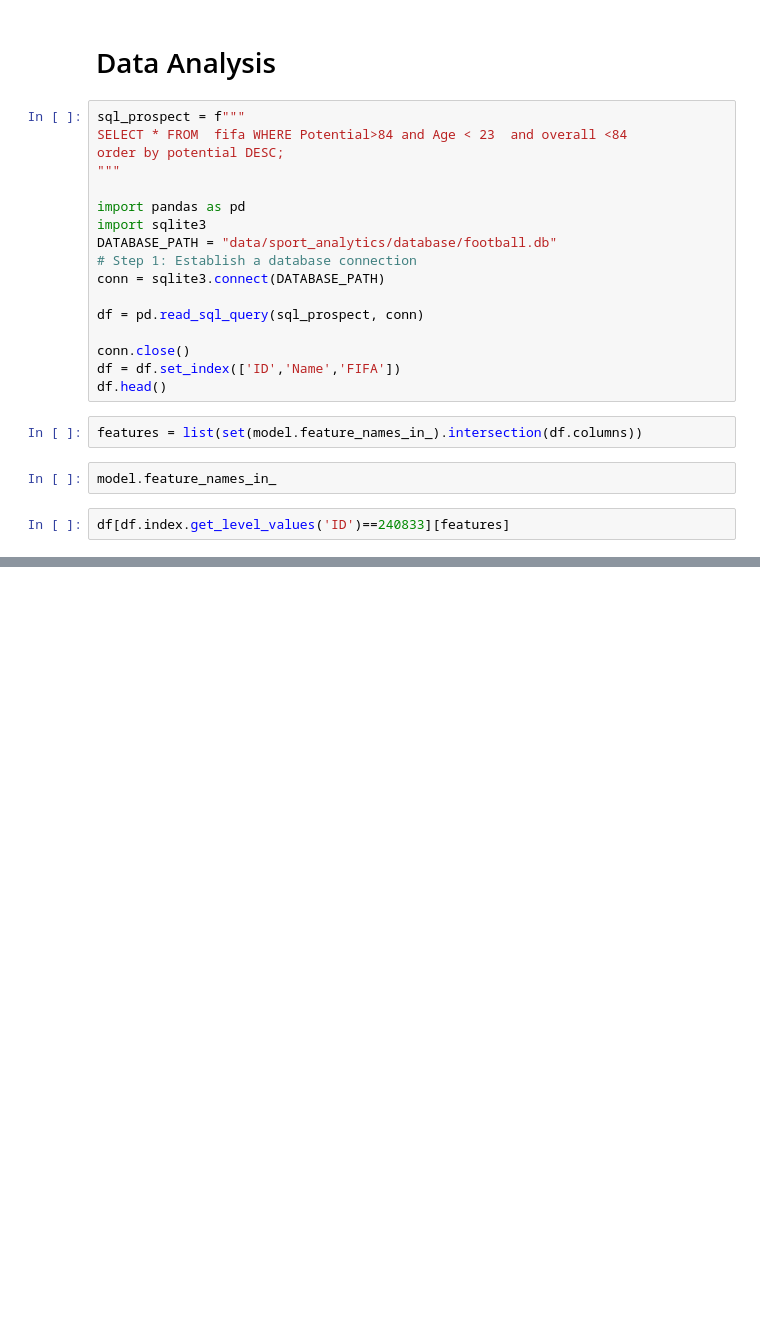
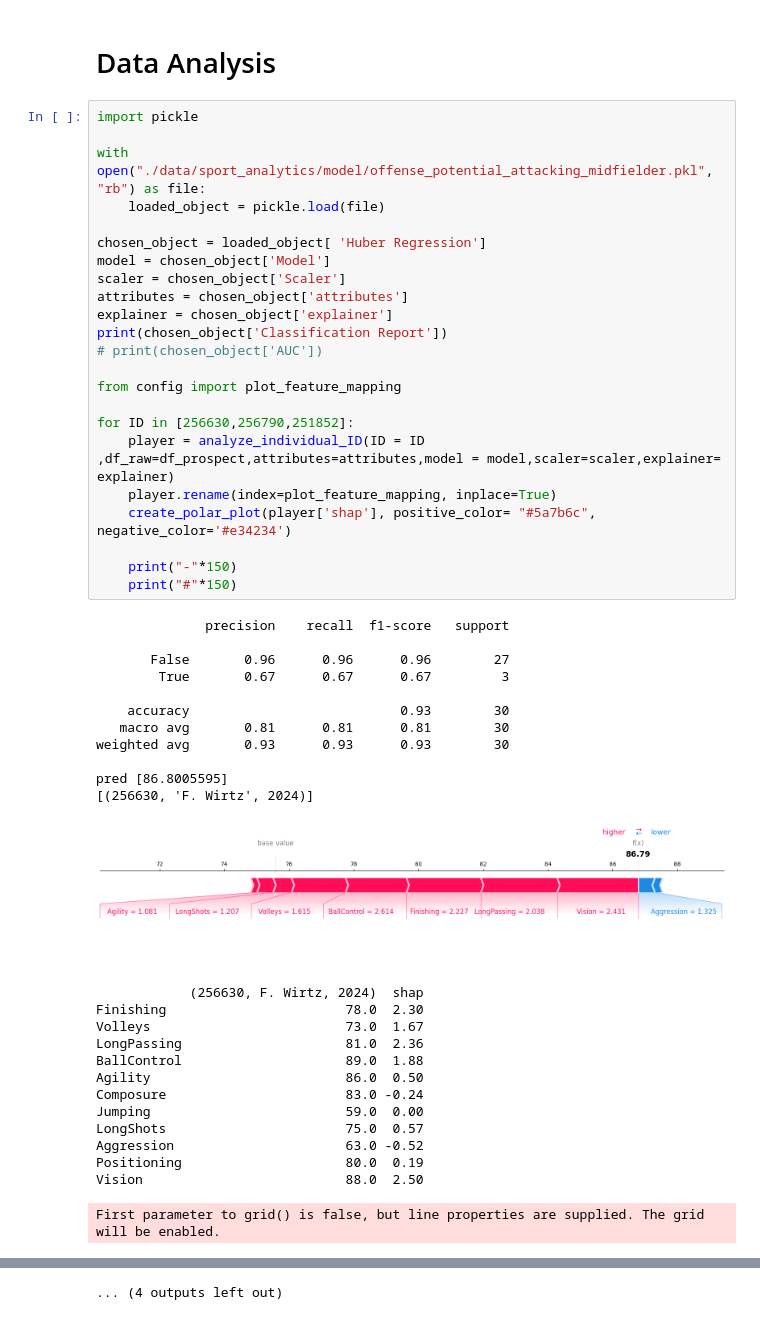
Before and after one commit to robb1302/statsfaction, a Jupyter notebook: scripts/sport_analytics/use_cases/potential_predictor_offense_regression.ipynb, the cells around one changed output, grey strips where cells are left out. Drawn from its saved outputs; the diff is of its cells as text; blank space fills up the shorter version.

```diff
--- a/scripts/sport_analytics/use_cases/potential_predictor_offense_regression.ipynb
+++ b/scripts/sport_analytics/use_cases/potential_predictor_offense_regression.ipynb
@@ -126,25 +154,51 @@ Feature names seen at fit time, yet now missing:
 # %% [markdown]
 # Data Analysis
-# %%
-sql_prospect = f"""
-SELECT * FROM  fifa WHERE Potential>84 and Age < 23  and overall <84
-order by potential DESC;
-"""
-
-import pandas as pd
-import sqlite3
-DATABASE_PATH = "data/sport_analytics/database/football.db"
-# Step 1: Establish a database connection
-conn = sqlite3.connect(DATABASE_PATH)
-
-df = pd.read_sql_query(sql_prospect, conn)
-
-conn.close()
-df = df.set_index(['ID','Name','FIFA'])
-df.head()
-# %%
-features = list(set(model.feature_names_in_).intersection(df.columns))
-# %%
-model.feature_names_in_
-# %%
-df[df.index.get_level_values('ID')==240833][features]
+# %%
+import pickle
+
+with open("./data/sport_analytics/model/offense_potential_attacking_midfielder.pkl", "rb") as file:
+    loaded_object = pickle.load(file)
+
+chosen_object = loaded_object[ 'Huber Regression']
+model = chosen_object['Model']
+scaler = chosen_object['Scaler']
+attributes = chosen_object['attributes']
+explainer = chosen_object['explainer']
+print(chosen_object['Classification Report'])
+# print(chosen_object['AUC'])
+
+from config import plot_feature_mapping
+
+for ID in [256630,256790,251852]:
+    player = analyze_individual_ID(ID = ID	,df_raw=df_prospect,attributes=attributes,model = model,scaler=scaler,explainer= explainer)
+    player.rename(index=plot_feature_mapping, inplace=True)
+    create_polar_plot(player['shap'], positive_color= "#5a7b6c", negative_color='#e34234')
+
+    print("-"*150)
+    print("#"*150)
+# %% [output]
+              precision    recall  f1-score   support
+
+       False       0.96      0.96      0.96        27
+        True       0.67      0.67      0.67         3
+
+    accuracy                           0.93        30
+   macro avg       0.81      0.81      0.81        30
+weighted avg       0.93      0.93      0.93        30
+
+pred [86.8005595]
+[(256630, 'F. Wirtz', 2024)]
+[figure, added]
+            (256630, F. Wirtz, 2024)  shap
+Finishing                       78.0  2.30
+Volleys                         73.0  1.67
+LongPassing                     81.0  2.36
+BallControl                     89.0  1.88
+Agility                         86.0  0.50
+Composure                       83.0 -0.24
+Jumping                         59.0  0.00
+LongShots                       75.0  0.57
+Aggression                      63.0 -0.52
+Positioning                     80.0  0.19
+Vision                          88.0  2.50
+First parameter to grid() is false, but line properties are supplied. The grid will be enabled.
@@ -150,0 +230 @@ df[df.index.get_level_values('ID')==240833][features]
+... (4 outputs left out)
```
Also changed, not shown: parts of 13 cells of this notebook, 8 other files.
